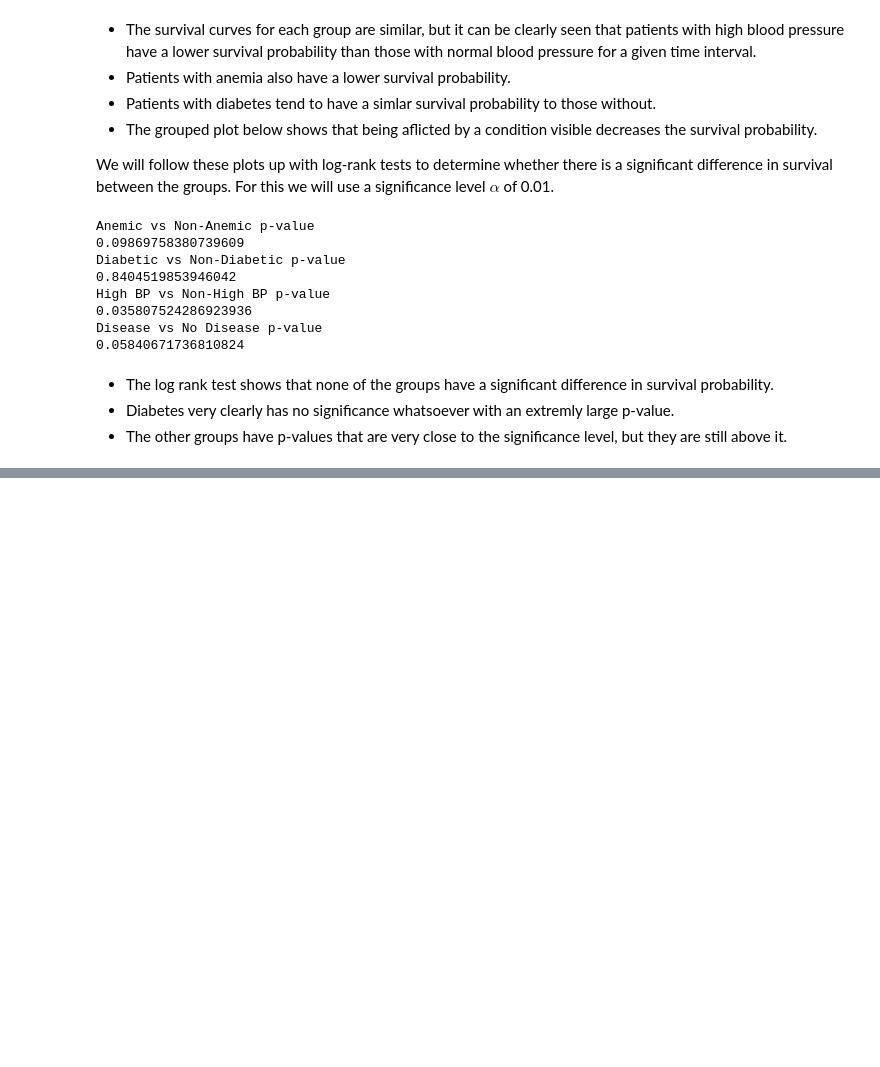
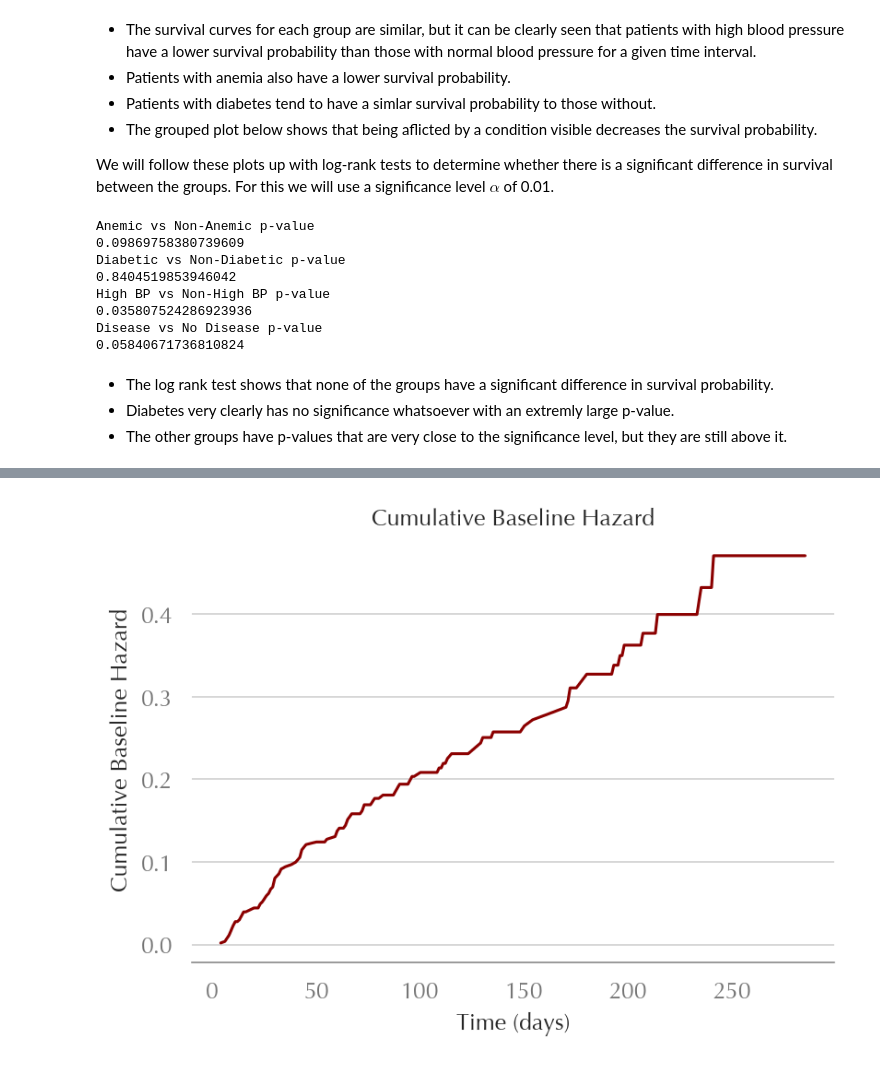
Before and after one commit to masterbatcoderman10/heart_failure_analysis, a Jupyter notebook: survival_analysis.ipynb, the cells around one changed output, grey strips where cells are left out. Saved outputs shown, nothing was run; the diff lists cells and outputs as text; code cells hidden in the pictures; blank space fills up the shorter version.

```diff
--- a/survival_analysis.ipynb
+++ b/survival_analysis.ipynb
@@ -238,0 +243,10 @@ While survival analysis using the Kaplan Meier model and the log rank test can l
+# %%
+gender_map = {
+    'male' : 1,
+    'female' : 0
+}
+
+heart_data_processed = heart_data.copy()
+heart_data_processed['sex'] = heart_data_processed['sex'].map(gender_map)
+# %%
+heart_data_processed = heart_data_processed.drop(['cpk_log', 'disease'], axis=1)
@@ -238,0 +269,5 @@ While survival analysis using the Kaplan Meier model and the log rank test can l
+# %%
+#fit cox proportional hazard model
+cph_model = CoxPHFitter()
+cph_model.fit(heart_data_processed, 'time', event_col='death')
+cph_model.print_summary()
@@ -238,0 +310,14 @@ While survival analysis using the Kaplan Meier model and the log rank test can l
+# %%
+cumulative_baseline_hazard = cph_model.baseline_cumulative_hazard_
+
+#plot cumulative baseline hazard
+fig, ax = plt.subplots(figsize=(6, 4))
+
+ax.plot(cumulative_baseline_hazard.index, cumulative_baseline_hazard, color='darkred')
+ax.set_title('Cumulative Baseline Hazard')
+ax.set_xlabel('Time (days)')
+ax.set_ylabel('Cumulative Baseline Hazard')
+sns.despine(left=True, right=True, top=True)
+plt.show()
+# %% [output]
+[figure, added]
```
Also changed, not shown: parts of 10 cells of this notebook.
